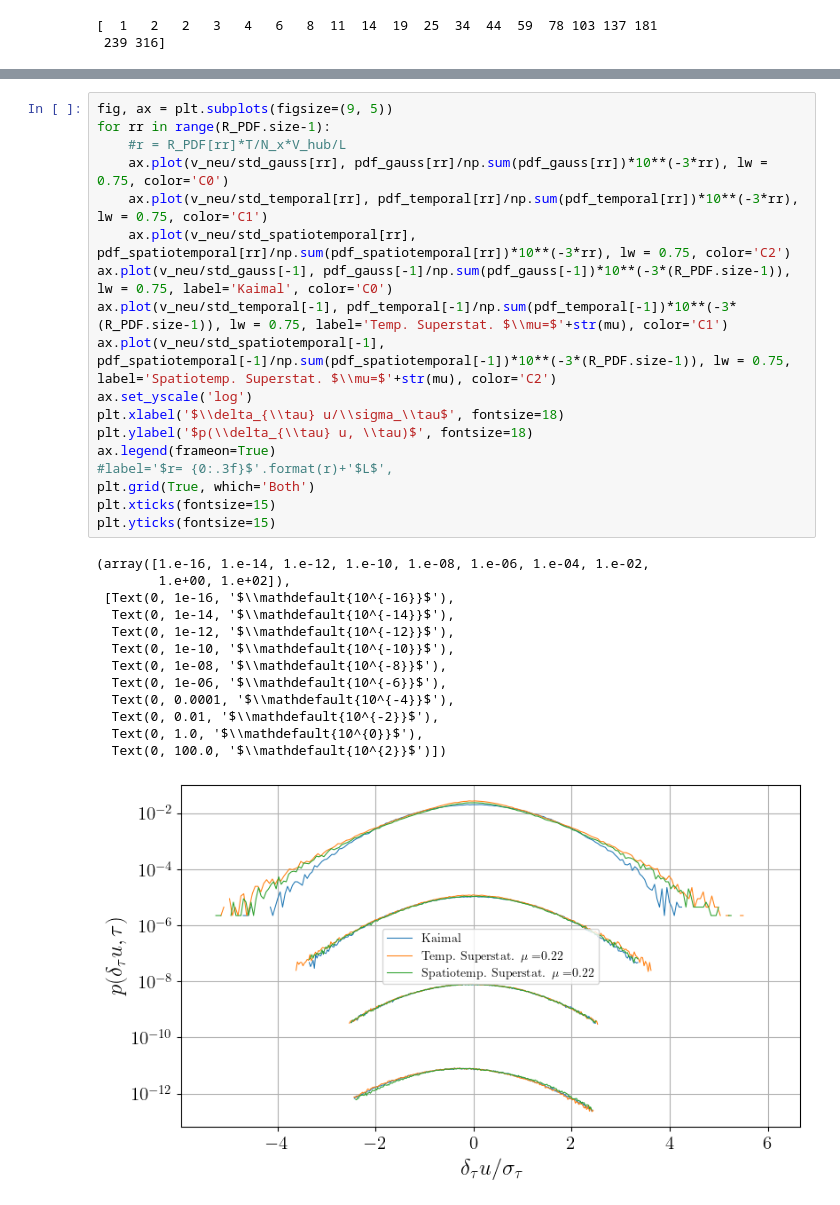
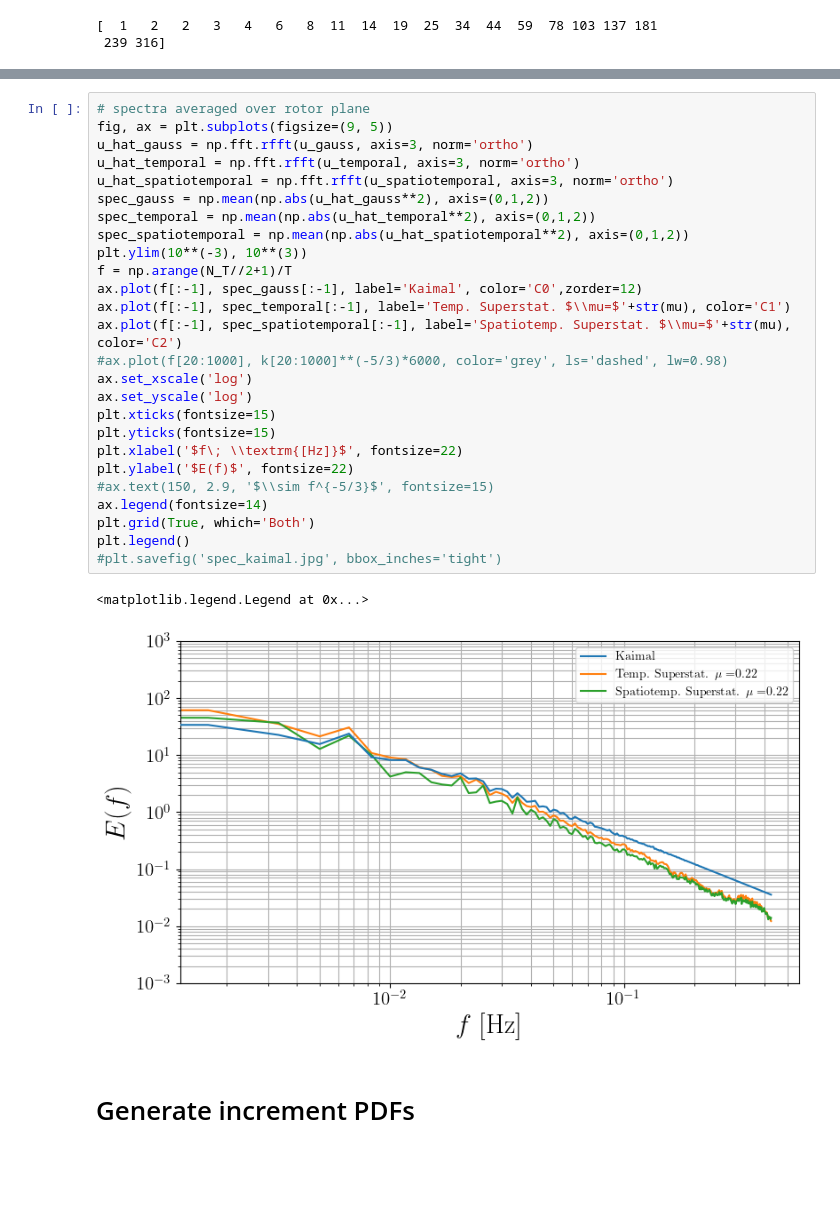
Before and after one commit to fiddir/pyforwind, a Jupyter notebook: examples/example_kaimal.ipynb, the cells around one changed output, grey strips where cells are left out. Cells and saved outputs as stored; diff of their text form; blank space fills up the shorter version.

```diff
--- a/examples/example_kaimal.ipynb
+++ b/examples/example_kaimal.ipynb
@@ -212,32 +162,31 @@ v_neu = np.linspace(-u_max, u_max, bins)
-# %%
-fig, ax = plt.subplots(figsize=(9, 5))
-for rr in range(R_PDF.size-1):
-    #r = R_PDF[rr]*T/N_x*V_hub/L
-    ax.plot(v_neu/std_gauss[rr], pdf_gauss[rr]/np.sum(pdf_gauss[rr])*10**(-3*rr), lw = 0.75, color='C0')
-    ax.plot(v_neu/std_temporal[rr], pdf_temporal[rr]/np.sum(pdf_temporal[rr])*10**(-3*rr), lw = 0.75, color='C1')
-    ax.plot(v_neu/std_spatiotemporal[rr], pdf_spatiotemporal[rr]/np.sum(pdf_spatiotemporal[rr])*10**(-3*rr), lw = 0.75, color='C2')
-ax.plot(v_neu/std_gauss[-1], pdf_gauss[-1]/np.sum(pdf_gauss[-1])*10**(-3*(R_PDF.size-1)), lw = 0.75, label='Kaimal', color='C0')
-ax.plot(v_neu/std_temporal[-1], pdf_temporal[-1]/np.sum(pdf_temporal[-1])*10**(-3*(R_PDF.size-1)), lw = 0.75, label='Temp. Superstat. $\\mu=$'+str(mu), color='C1')
-ax.plot(v_neu/std_spatiotemporal[-1], pdf_spatiotemporal[-1]/np.sum(pdf_spatiotemporal[-1])*10**(-3*(R_PDF.size-1)), lw = 0.75, label='Spatiotemp. Superstat. $\\mu=$'+str(mu), color='C2')
-ax.set_yscale('log')
-plt.xlabel('$\\delta_{\\tau} u/\\sigma_\\tau$', fontsize=18)
-plt.ylabel('$p(\\delta_{\\tau} u, \\tau)$', fontsize=18)
-ax.legend(frameon=True)
-#label='$r= {0:.3f}$'.format(r)+'$L$',
-plt.grid(True, which='Both')
-plt.xticks(fontsize=15)
-plt.yticks(fontsize=15)
-# %% [output]
-(array([1.e-16, 1.e-14, 1.e-12, 1.e-10, 1.e-08, 1.e-06, 1.e-04, 1.e-02,
-        1.e+00, 1.e+02]),
- [Text(0, 1e-16, '$\\mathdefault{10^{-16}}$'),
-  Text(0, 1e-14, '$\\mathdefault{10^{-14}}$'),
-  Text(0, 1e-12, '$\\mathdefault{10^{-12}}$'),
-  Text(0, 1e-10, '$\\mathdefault{10^{-10}}$'),
-  Text(0, 1e-08, '$\\mathdefault{10^{-8}}$'),
-  Text(0, 1e-06, '$\\mathdefault{10^{-6}}$'),
-  Text(0, 0.0001, '$\\mathdefault{10^{-4}}$'),
-  Text(0, 0.01, '$\\mathdefault{10^{-2}}$'),
-  Text(0, 1.0, '$\\mathdefault{10^{0}}$'),
-  Text(0, 100.0, '$\\mathdefault{10^{2}}$')])
-[figure, removed]
+# %%
+# spectra averaged over rotor plane
+fig, ax = plt.subplots(figsize=(9, 5))
+u_hat_gauss = np.fft.rfft(u_gauss, axis=3, norm='ortho')
+u_hat_temporal = np.fft.rfft(u_temporal, axis=3, norm='ortho')
+u_hat_spatiotemporal = np.fft.rfft(u_spatiotemporal, axis=3, norm='ortho')
+spec_gauss = np.mean(np.abs(u_hat_gauss**2), axis=(0,1,2))
+spec_temporal = np.mean(np.abs(u_hat_temporal**2), axis=(0,1,2))
+spec_spatiotemporal = np.mean(np.abs(u_hat_spatiotemporal**2), axis=(0,1,2))
+plt.ylim(10**(-3), 10**(3))
+f = np.arange(N_T//2+1)/T
+ax.plot(f[:-1], spec_gauss[:-1], label='Kaimal', color='C0',zorder=12)
+ax.plot(f[:-1], spec_temporal[:-1], label='Temp. Superstat. $\\mu=$'+str(mu), color='C1')
+ax.plot(f[:-1], spec_spatiotemporal[:-1], label='Spatiotemp. Superstat. $\\mu=$'+str(mu), color='C2')
+#ax.plot(f[20:1000], k[20:1000]**(-5/3)*6000, color='grey', ls='dashed', lw=0.98)
+ax.set_xscale('log')
+ax.set_yscale('log')
+plt.xticks(fontsize=15)
+plt.yticks(fontsize=15)
+plt.xlabel('$f\; \\textrm{[Hz]}$', fontsize=22)
+plt.ylabel('$E(f)$', fontsize=22)
+#ax.text(150, 2.9, '$\\sim f^{-5/3}$', fontsize=15)
+ax.legend(fontsize=14)
+plt.grid(True, which='Both')
+plt.legend()
+#plt.savefig('spec_kaimal.jpg', bbox_inches='tight')
+# %% [output]
+<matplotlib.legend.Legend at 0x...>
+[figure, added]
+# %% [markdown]
+# Generate increment PDFs
```
Also changed, not shown: parts of 18 cells of this notebook, 1 other file.
